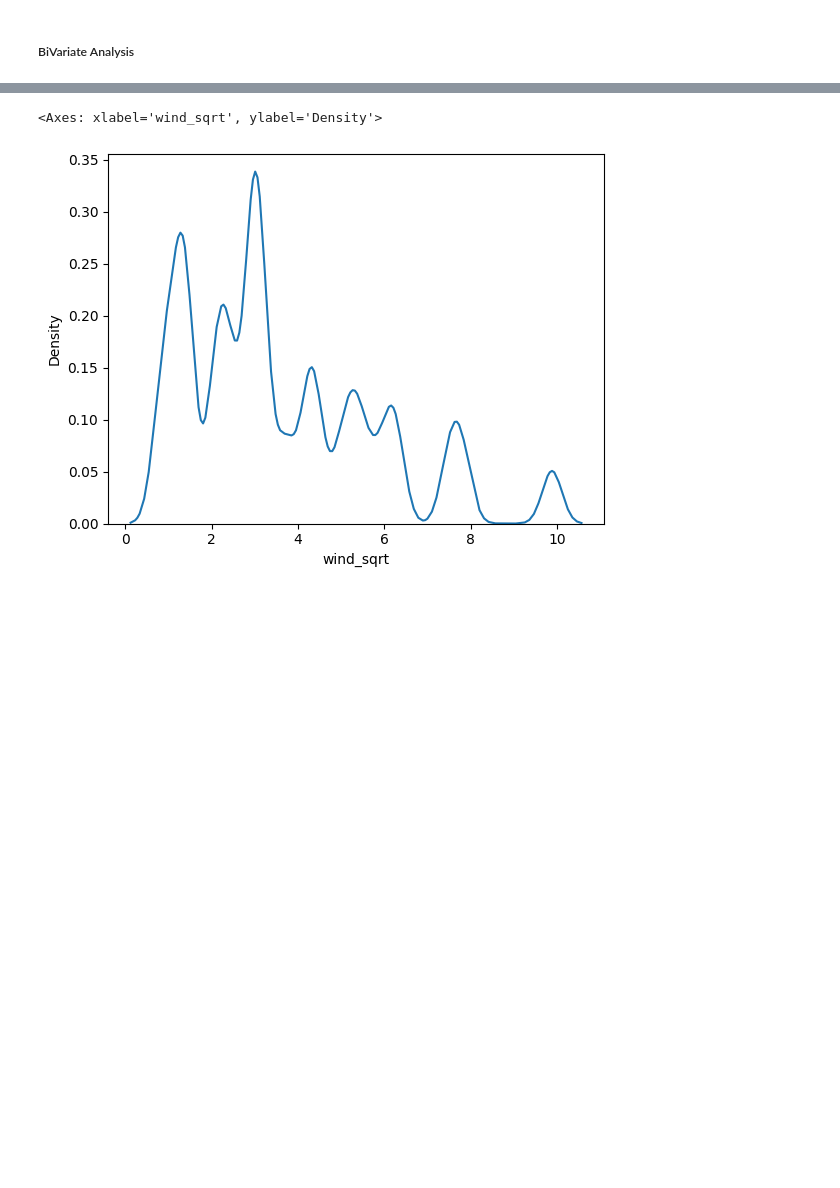
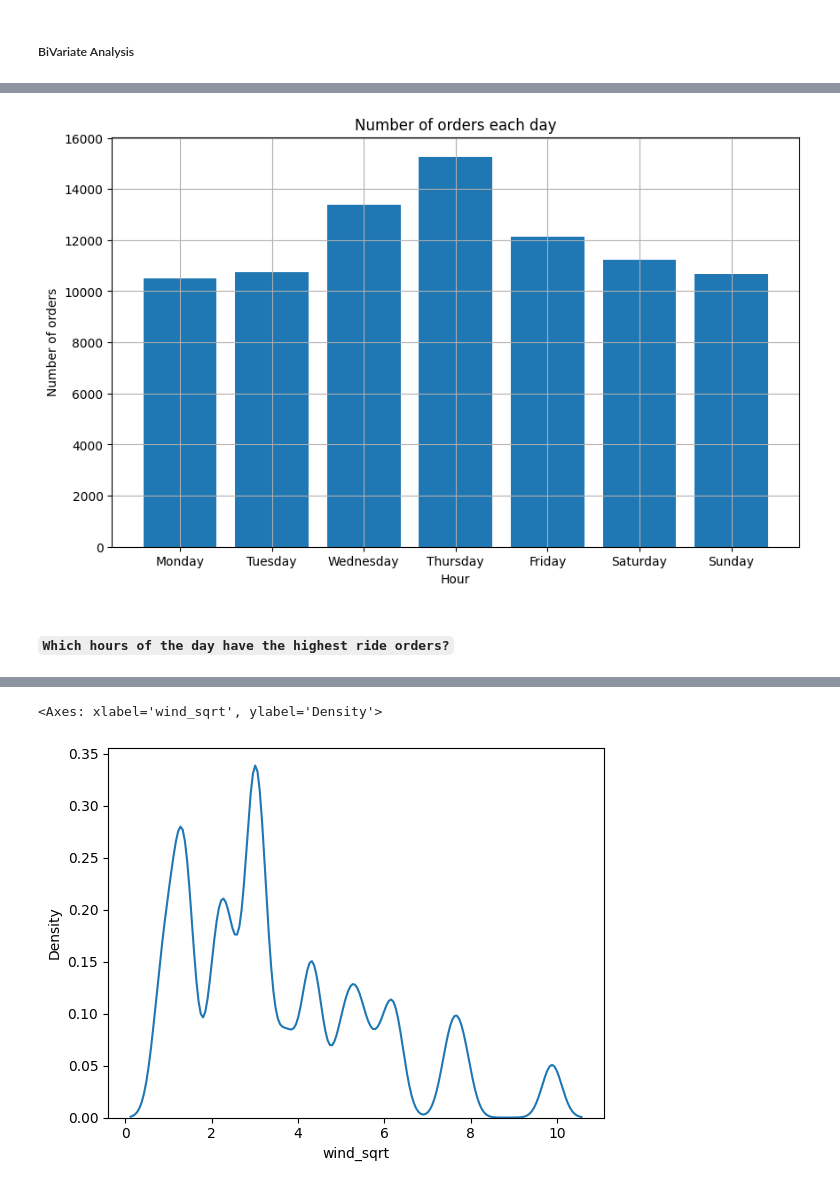
Before and after one commit to kwasichrappah/yassir_eta_prediction, a Jupyter notebook: yassir_eta_prediction.ipynb, the cells around one changed output, grey strips where cells are left out. Saved outputs shown, nothing was run; the diff lists cells and outputs as text; code cells hidden in the pictures; blank space fills up the shorter version.

```diff
--- a/yassir_eta_prediction.ipynb
+++ b/yassir_eta_prediction.ipynb
@@ -214,0 +219,4 @@ plt.show()
+# %%
+analytic_data = df.copy()
+analytic_data['day']= analytic_data['date'].dt.day_name()
+analytic_data.head(5)
@@ -214,0 +230,15 @@ plt.show()
+# %%
+filt = analytic_data.groupby('day')['ETA'].count()
+filt = filt.reindex(['Monday', 'Tuesday', 'Wednesday', 'Thursday', 'Friday', 'Saturday', 'Sunday'])
+# Plotting the results
+plt.figure(figsize=(10, 6))
+plt.bar(filt.index, filt.values)
+plt.title('Number of orders each day')
+plt.xlabel('Hour')
+plt.ylabel('Number of orders')
+plt.grid(True)
+plt.show()
+# %% [output]
+[figure, added]
+# %% [markdown]
+##### `Which hours of the day have the highest ride orders?`
```
Also changed, not shown: parts of 186 cells of this notebook.
